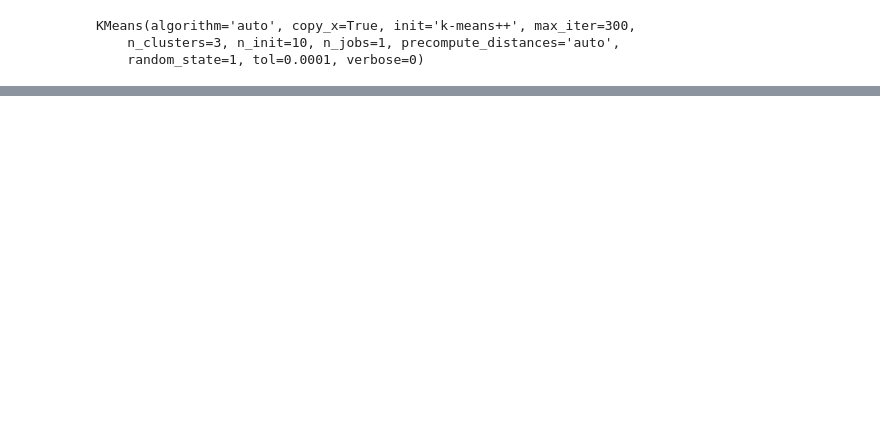
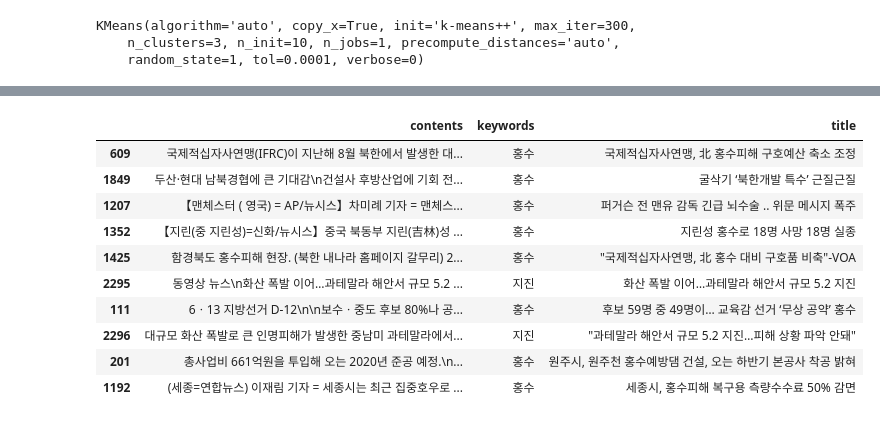
Before and after one commit to SeungKyoJin/crawl, a Jupyter notebook: doc2vec.ipynb, the cells around one changed output, grey strips where cells are left out. Saved outputs shown, nothing was run; the diff lists cells and outputs as text; code cells hidden in the pictures; blank space fills up the shorter version.

```diff
--- a/doc2vec.ipynb
+++ b/doc2vec.ipynb
@@ -544,0 +602,14 @@ print(one, two, three)
+# %%
+df.iloc[ind2]
+# %% [output]
+|  | contents | keywords | title |
+| 609 | 국제적십자사연맹(IFRC)이 지난해 8월 북한에서 발생한 대... | 홍수 | 국제적십자사연맹, 北 홍수피해 구호예산 축소 조정 |
+| 1849 | 두산·현대 남북경협에 큰 기대감\n건설사 후방산업에 기회 전... | 홍수 | 굴삭기 ‘북한개발 특수’ 근질근질 |
+| 1207 | 【맨체스터 ( 영국) = AP/뉴시스】차미례 기자 = 맨체스... | 홍수 | 퍼거슨 전 맨유 감독 긴급 뇌수술 .. 위문 메시지 폭주 |
+| 1352 | 【지린(중 지린성)=신화/뉴시스】중국 북동부 지린(吉林)성 ... | 홍수 | 지린성 홍수로 18명 사망 18명 실종 |
+| 1425 | 함경북도 홍수피해 현장. (북한 내나라 홈페이지 갈무리) 2... | 홍수 | "국제적십자사연맹, 北 홍수 대비 구호품 비축"-VOA |
+| 2295 | 동영상 뉴스\n화산 폭발 이어…과테말라 해안서 규모 5.2 ... | 지진 | 화산 폭발 이어…과테말라 해안서 규모 5.2 지진 |
+| 111 | 6ㆍ13 지방선거 D-12\n\n보수ㆍ중도 후보 80%나 공... | 홍수 | 후보 59명 중 49명이… 교육감 선거 ‘무상 공약’ 홍수 |
+| 2296 | 대규모 화산 폭발로 큰 인명피해가 발생한 중남미 과테말라에서... | 지진 | "과테말라 해안서 규모 5.2 지진…피해 상황 파악 안돼" |
+| 201 | 총사업비 661억원을 투입해 오는 2020년 준공 예정.\n... | 홍수 | 원주시, 원주천 홍수예방댐 건설, 오는 하반기 본공사 착공 밝혀 |
+| 1192 | (세종=연합뉴스) 이재림 기자 = 세종시는 최근 집중호우로 ... | 홍수 | 세종시, 홍수피해 복구용 측량수수료 50% 감면 |
```
Also changed, not shown: parts of 30 cells of this notebook, 1 other file.
